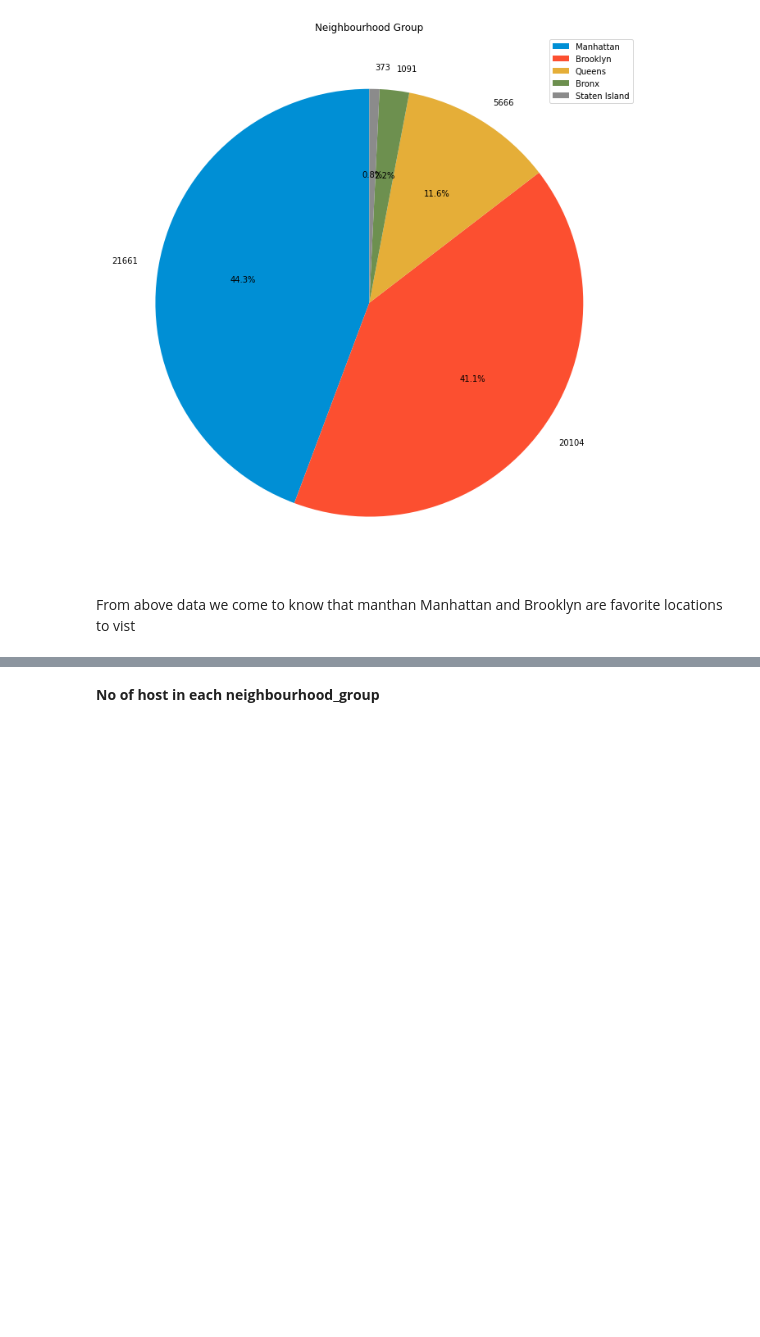
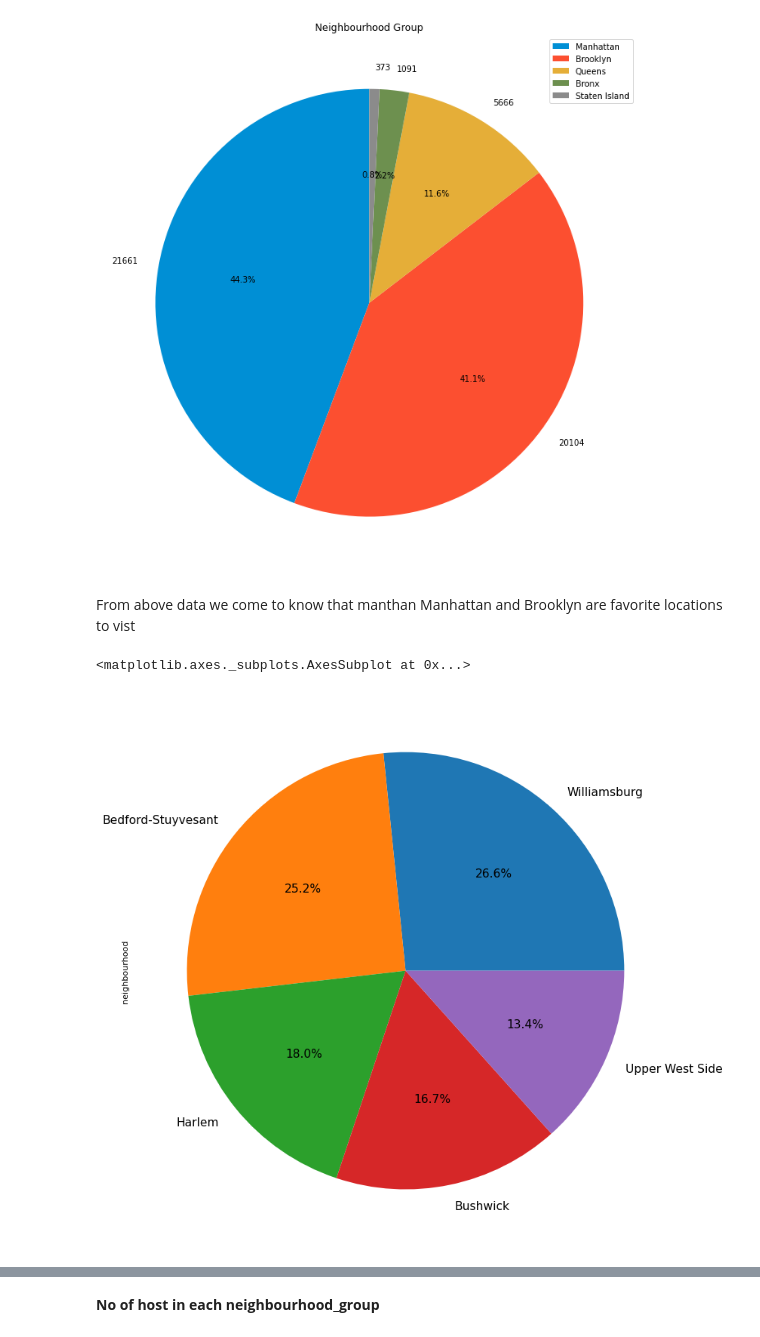
Before and after one commit to mkundhal/Airbnb-Bookings-Analysis---Capstone-Project, a Jupyter notebook: Mandeep_Airbnb_Bookings_Analysis_Capstone_Project.ipynb, the cells around one changed output, grey strips where cells are left out. Drawn from its saved outputs; the diff is of its cells as text; code cells hidden in the pictures; blank space fills up the shorter version.

```diff
--- a/Mandeep_Airbnb_Bookings_Analysis_Capstone_Project.ipynb
+++ b/Mandeep_Airbnb_Bookings_Analysis_Capstone_Project.ipynb
@@ -196,3 +190,9 @@ plt.show()
 [figure]
 # %% [markdown]
 From above data we come to know that manthan Manhattan and Brooklyn	are favorite locations to vist
+# %%
+plt.figure(figsize=(12,12), dpi=80)
+df['neighbourhood'].value_counts().iloc[:5].plot(kind='pie',autopct='%1.1f%%', startangle=360,fontsize=14)
+# %% [output]
+<matplotlib.axes._subplots.AxesSubplot at 0x...>
+[figure, added]
```
Also changed, not shown: parts of 34 cells of this notebook.
